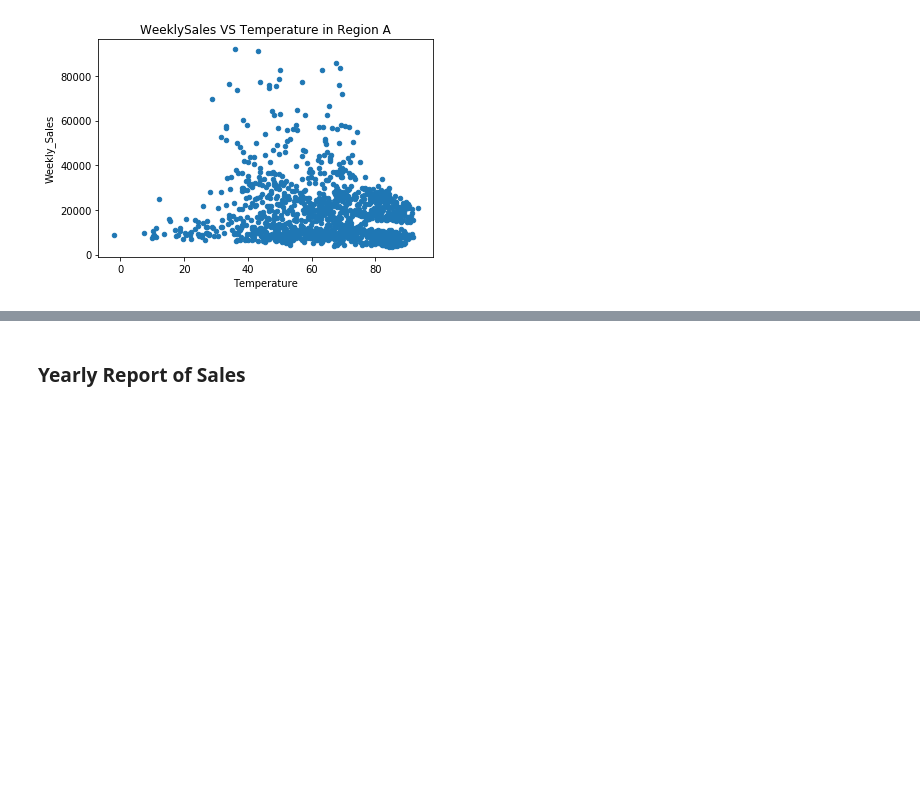
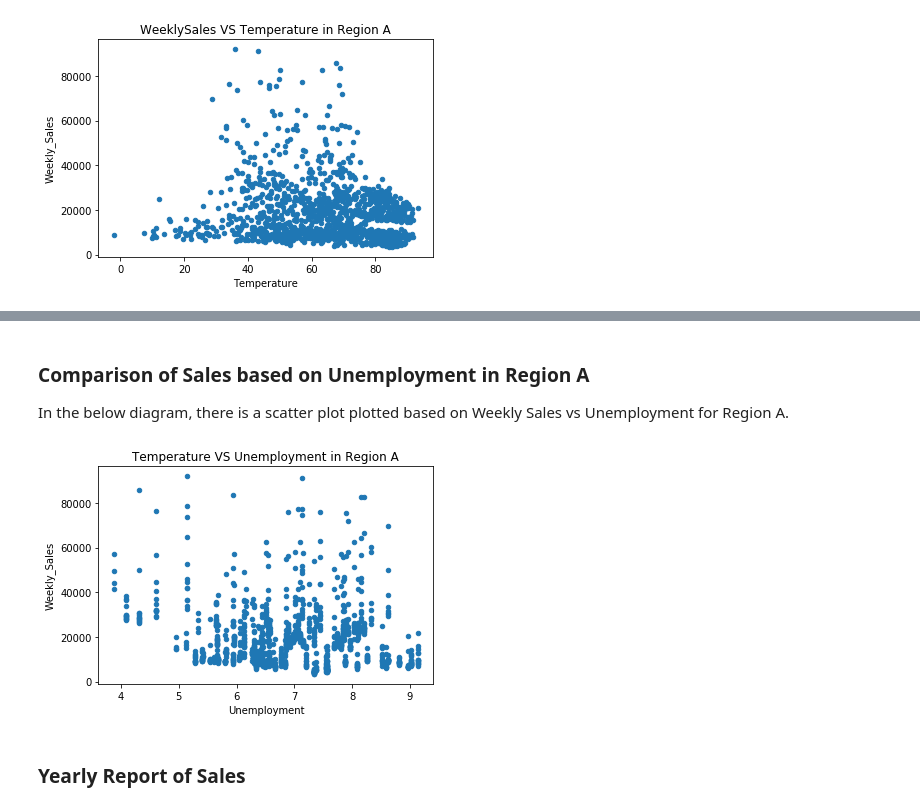
Before and after one commit to Aroraskank/Ice_cream_data_analysis, a Jupyter notebook: Science.ipynb, the cells around one changed output, grey strips where cells are left out. Drawn from its saved outputs; the diff is of its cells as text; code cells hidden in the pictures; blank space fills up the shorter version.

```diff
--- a/Science.ipynb
+++ b/Science.ipynb
@@ -183,3 +251,13 @@ plt.show()          # Line graph for Yearly Sale Trend
+# %% [markdown]
+### Comparison of Sales based on Unemployment in Region A
+
+In the below diagram, there is a scatter plot plotted based on Weekly Sales vs Unemployment for Region A.
+# %%
+data[data['Region']=='A'].plot.scatter(x='Unemployment',y='Weekly_Sales')
+plt.title('Temperature VS Unemployment in Region A')
+plt.show()                                # scatter plot for Weekly_Sales vs Unemployment
+# %% [output]
+[figure, added]
 # %% [markdown]
 ### Yearly Report of Sales
 # %%
```
Also changed, not shown: parts of 63 cells of this notebook.
